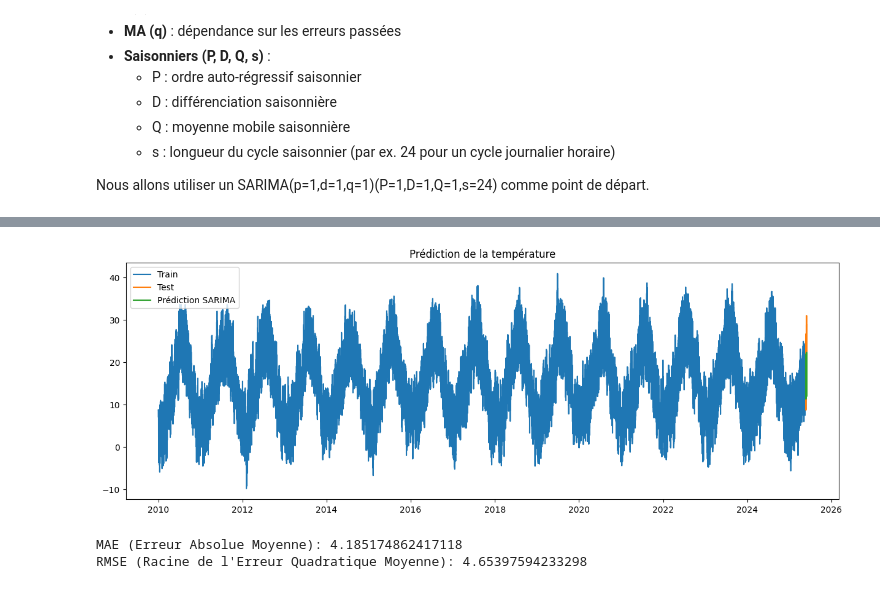
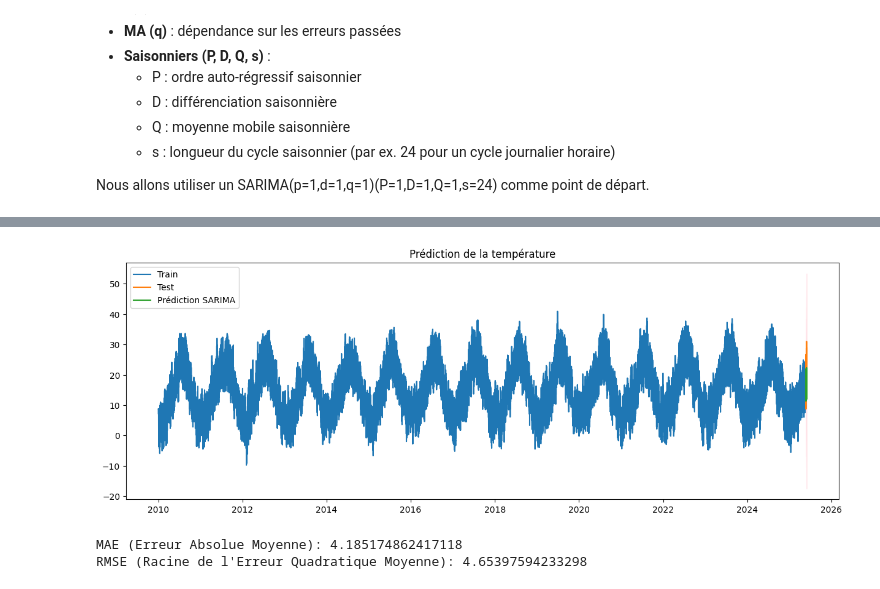
Before and after one commit to NoaYnov/Weather_Ynov, a Jupyter notebook: src/etude_meteo.ipynb, the cells around one changed output, grey strips where cells are left out. Drawn from its saved outputs; the diff is of its cells as text; code cells hidden in the pictures.

```diff
--- a/src/etude_meteo.ipynb
+++ b/src/etude_meteo.ipynb
@@ -179,16 +189,28 @@ Warnings:
 [1] Covariance matrix calculated using the outer product of gradients (complex-step).
 # %%
 
-pred = results.predict(start=test.index[0], end=test.index[-1], dynamic=False)
+# pred = results.predict(start=test.index[0], end=test.index[-1], dynamic=False)
+# #pred = results.get_forecast(steps=len(test))
+# plt.figure(figsize=(15,5))
+# plt.plot(train.index, train, label='Train')
+# plt.plot(test.index, test, label='Test')
+# plt.plot(pred.index, pred, label='Prédiction SARIMA')
+# plt.legend()
+# plt.title('Prédiction de la température')
+# plt.show()
+forecast = results.get_forecast(steps=24*7)  # Prévision pour une semaine
+pred = forecast.predicted_mean
 plt.figure(figsize=(15,5))
 plt.plot(train.index, train, label='Train')
 plt.plot(test.index, test, label='Test')
 plt.plot(pred.index, pred, label='Prédiction SARIMA')
+plt.fill_between(pred.index, forecast.conf_int()['lower temperature_2m (°C)'],
+                 forecast.conf_int()['upper temperature_2m (°C)'], color='pink', alpha=0.3)
 plt.legend()
 plt.title('Prédiction de la température')
 plt.show()
 # %% [output]
-[figure, old version]
+[figure, new version]
 # %%
 
 print("MAE (Erreur Absolue Moyenne):", mean_absolute_error(test, pred))
```
Also changed, not shown: parts of 3 cells of this notebook, 4 other files.
